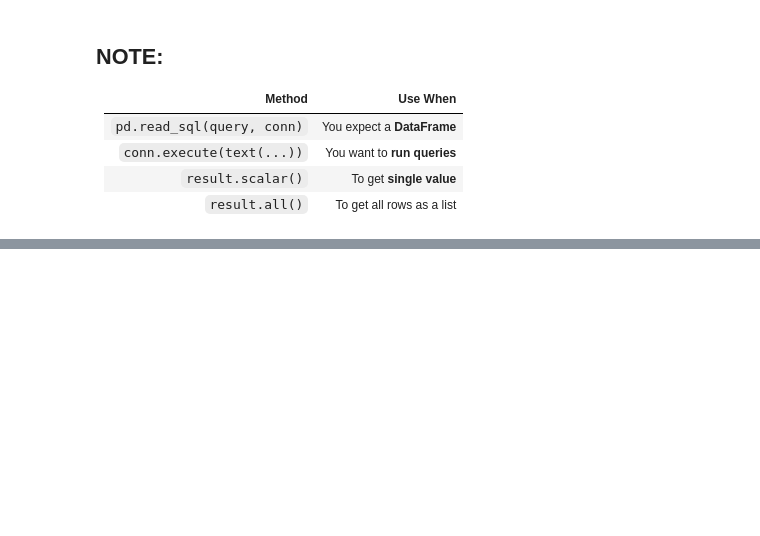
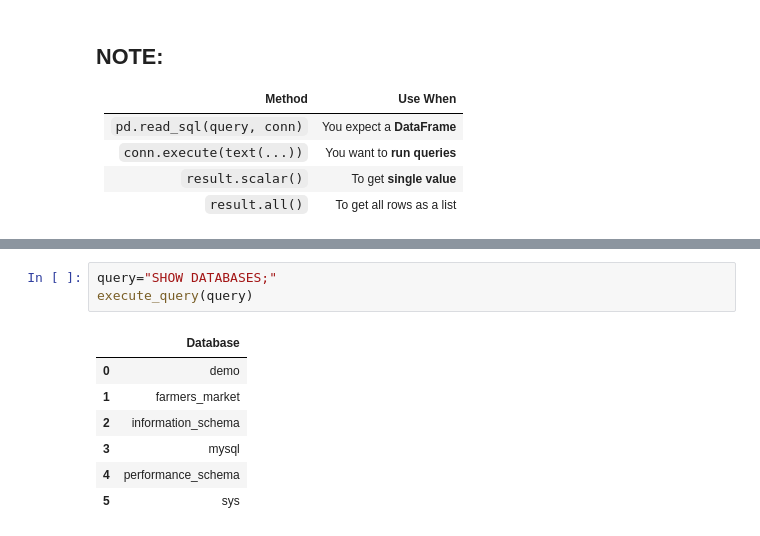
Before and after one commit to KunalNeon/SQL-For-Data-Scientist, a Jupyter notebook: sql.ipynb, the cells around one changed output, grey strips where cells are left out. Cells and saved outputs as stored; diff of their text form; blank space fills up the shorter version.

```diff
--- a/sql.ipynb
+++ b/sql.ipynb
@@ -244,0 +275,11 @@ fetch_scalar(query)
+# %%
+query="SHOW DATABASES;"
+execute_query(query)
+# %% [output]
+|  | Database |
+| 0 | demo |
+| 1 | farmers_market |
+| 2 | information_schema |
+| 3 | mysql |
+| 4 | performance_schema |
+| 5 | sys |
```
Also changed, not shown: parts of 13 cells of this notebook.
